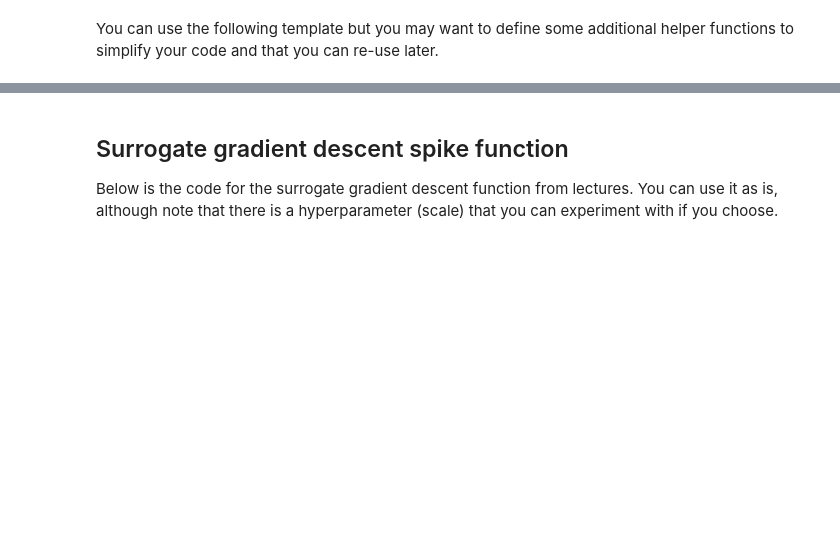
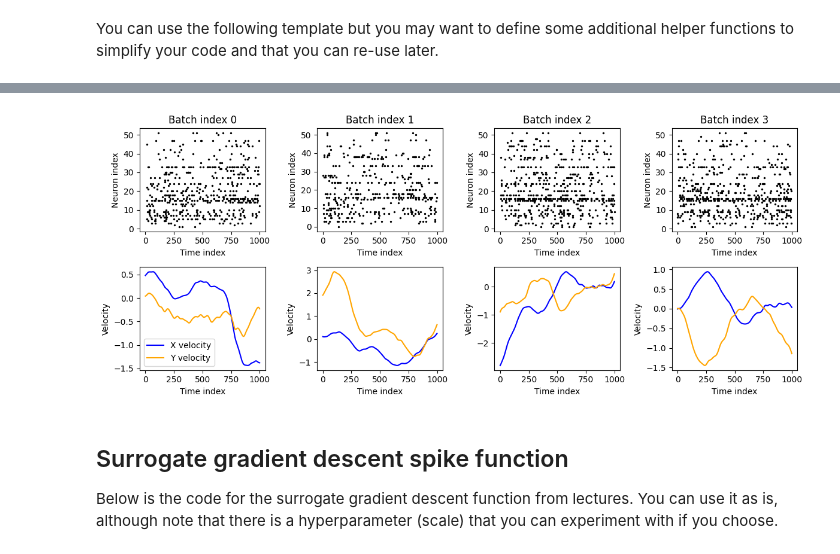
Before and after one commit to elkouny/ml_cw_2, a Jupyter notebook: cw2-decoding.ipynb, the cells around one changed output, grey strips where cells are left out. Saved outputs shown, nothing was run; the diff lists cells and outputs as text; code cells hidden in the pictures; blank space fills up the shorter version.

Commit message:
Mabye done with batches?

```diff
--- a/cw2-decoding.ipynb
+++ b/cw2-decoding.ipynb
@@ -344,3 +307,92 @@ NameError: name 'get_spike_data' is not defined
+# %%
+# Template
+
+# Set up training / validation / testing ranges
+# ...
+
+# Generator function that yields batches
+def batched_data(range_to_use, dt=1e-3, length=1, batch_size=64):
+    """
+    Generator function that yields batches of spike and velocity data.
+
+    Args:
+    range_to_use (tuple): Time range to use (start_time, end_time).
+    dt (float): Simulation time step in seconds.
+    length (float): Duration of each segment in seconds.
+    batch_size (int): Number of segments in each batch.
+
+    Yields:
+    x (torch.Tensor): Binned spike data of shape (batch_size, num_neurons, num_time_points).
+    y (torch.Tensor): Interpolated velocity data of shape (batch_size, 2, num_time_points).
+    """
+
+    start_time, end_time = range_to_use
+    num_time_points = int(length / dt)
+    new_times = np.arange(start_time, end_time, dt)
+
+    # Interpolate velocity data
+    interp_func = interp1d(
+    vel_times, vel_whitened, axis=0, kind="cubic", fill_value="extrapolate"
+    )
+    interpolated_velocities = interp_func(new_times)
+
+    # Bin spike data
+    binned_spikes = bin_spike_times(spike_times, start_time, end_time, dt)
+
+
+    # Calculate the total number of batches
+    total_time_points = len(new_times)
+    num_segments = total_time_points // num_time_points
+    num_batches = num_segments // batch_size
+
+
+    for batch_idx in range(num_batches):
+        x = torch.zeros((batch_size, num_neurons, num_time_points))
+        y = torch.zeros((batch_size, 2, num_time_points))
+        for b in range(batch_size):
+            # Select a random segment index
+            segment_idx = np.random.randint(0, num_segments)
+
+            # Calculate start and end indices for the segment
+            start_idx = segment_idx * num_time_points
+            end_idx = start_idx + num_time_points
+        # Fill the batch data
+            x[b] = torch.tensor(binned_spikes[:, start_idx:end_idx])
+            y[b] = torch.tensor(interpolated_velocities[start_idx:end_idx].T)
+        yield x, y
+
+# Get a sample batch of data
+x, y = next(batched_data(range_to_use=(0, 100), dt=1e-3, length=1, batch_size=64))
+
+plt.figure(figsize=(12, 5))
+spike_times_plot =spike_times
+
+# Plot the first 4 batches
+for b in range(4):
+    # Plot spikes for this batch index
+    ax = plt.subplot(2, 4, b + 1)
+    spike_data = x[b].numpy()  # Convert tensor to numpy for plotting
+    time_indices = np.arange(spike_data.shape[1])
+    for neuron_idx in range(spike_data.shape[0]):
+        spike_times_plot = time_indices[spike_data[neuron_idx] == 1]
+        plt.scatter(spike_times_plot, np.full_like(spike_times_plot, neuron_idx), s=2, color='black')
+    plt.ylabel('Neuron index')
+    plt.title(f'Batch index {b}')
+    plt.xlabel('Time index')
+
+    # Plot velocities for this batch index
+    plt.subplot(2, 4, b + 5, sharex=ax)
+    velocity_data = y[b].numpy()  # Convert tensor to numpy for plotting
+    plt.plot(time_indices, velocity_data[0], label='X velocity', color='blue')
+    plt.plot(time_indices, velocity_data[1], label='Y velocity', color='orange')
+    plt.xlabel('Time index')
+    plt.ylabel('Velocity')
+    if b == 0:
+        plt.legend(loc='best')
+
+plt.tight_layout()
+# %% [output]
+[figure, added]
 # %% [markdown]
 ## Surrogate gradient descent spike function
 
```
Also changed, not shown: parts of 3 cells of this notebook.
